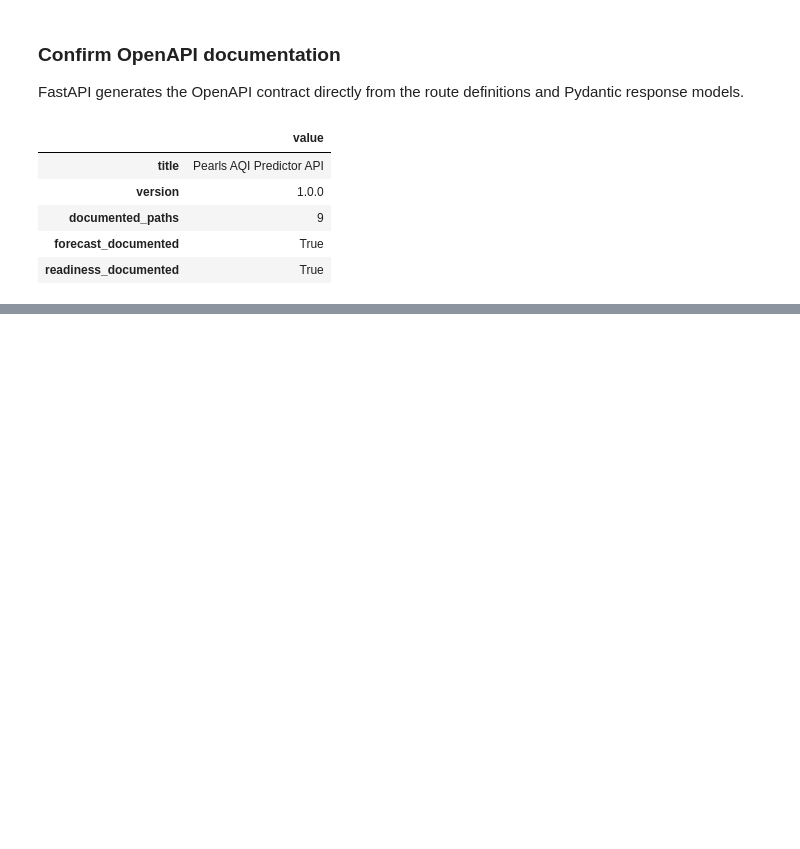
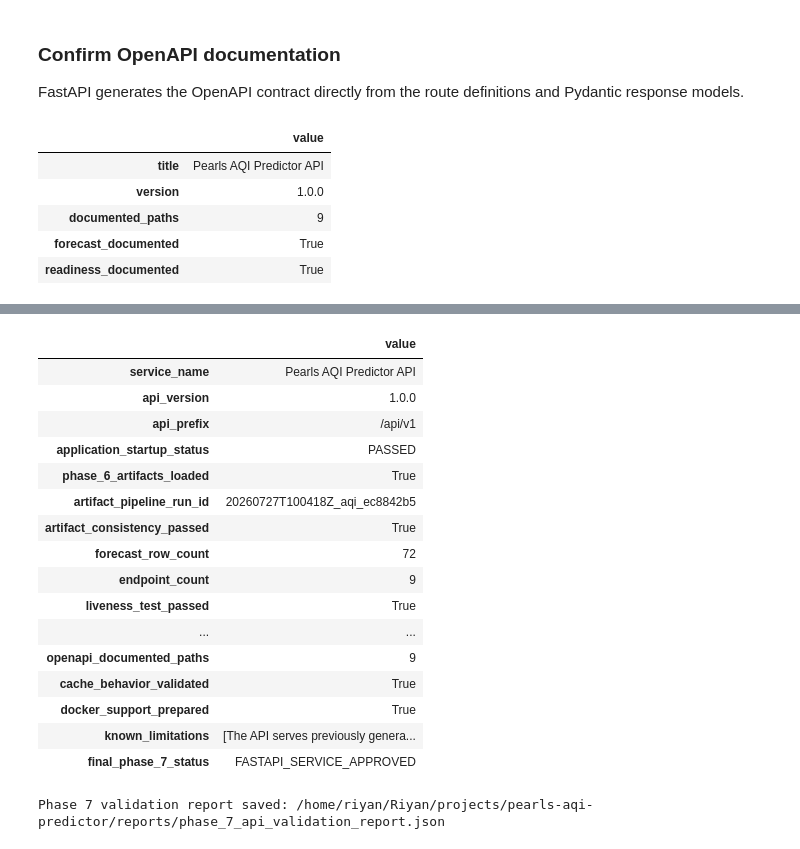
Before and after one commit to riyanj220/pearls-aqi-predictor, a Jupyter notebook: notebooks/08_build_fastapi_service.ipynb, the cells around one changed output, grey strips where cells are left out. Saved outputs shown, nothing was run; the diff lists cells and outputs as text; code cells hidden in the pictures; blank space fills up the shorter version.

Commit message:
feat: complete FastAPI forecast service

```diff
--- a/notebooks/08_build_fastapi_service.ipynb
+++ b/notebooks/08_build_fastapi_service.ipynb
@@ -2706,0 +2719,7 @@ display(
+# %%
+from fastapi.testclient import TestClient
+
+from app.api.main import create_application
+
+
+app = create_application()
@@ -2706,0 +3403,47 @@ display(
+# %%
+phase_7_report_path = (
+    REPORTS_DIR
+    / "phase_7_api_validation_report.json"
+)
+
+with phase_7_report_path.open(
+    "w",
+    encoding="utf-8",
+) as file:
+    json.dump(
+        phase_7_validation_report,
+        file,
+        indent=2,
+        default=str,
+    )
+
+display(
+    pd.Series(
+        phase_7_validation_report,
+        name="value",
+    ).to_frame()
+)
+
+print(
+    "Phase 7 validation report saved:",
+    phase_7_report_path,
+)
+# %% [output]
+|  | value |
+| service_name | Pearls AQI Predictor API |
+| api_version | 1.0.0 |
+| api_prefix | /api/v1 |
+| application_startup_status | PASSED |
+| phase_6_artifacts_loaded | True |
+| artifact_pipeline_run_id | 20260727T100418Z_aqi_ec8842b5 |
+| artifact_consistency_passed | True |
+| forecast_row_count | 72 |
+| endpoint_count | 9 |
+| liveness_test_passed | True |
+| ... | ... |
+| openapi_documented_paths | 9 |
+| cache_behavior_validated | True |
+| docker_support_prepared | True |
+| known_limitations | [The API serves previously genera... |
+| final_phase_7_status | FASTAPI_SERVICE_APPROVED |
+Phase 7 validation report saved: /home/riyan/Riyan/projects/pearls-aqi-predictor/reports/phase_7_api_validation_report.json
```
Also changed, not shown: parts of 16 cells of this notebook, 7 other files.
